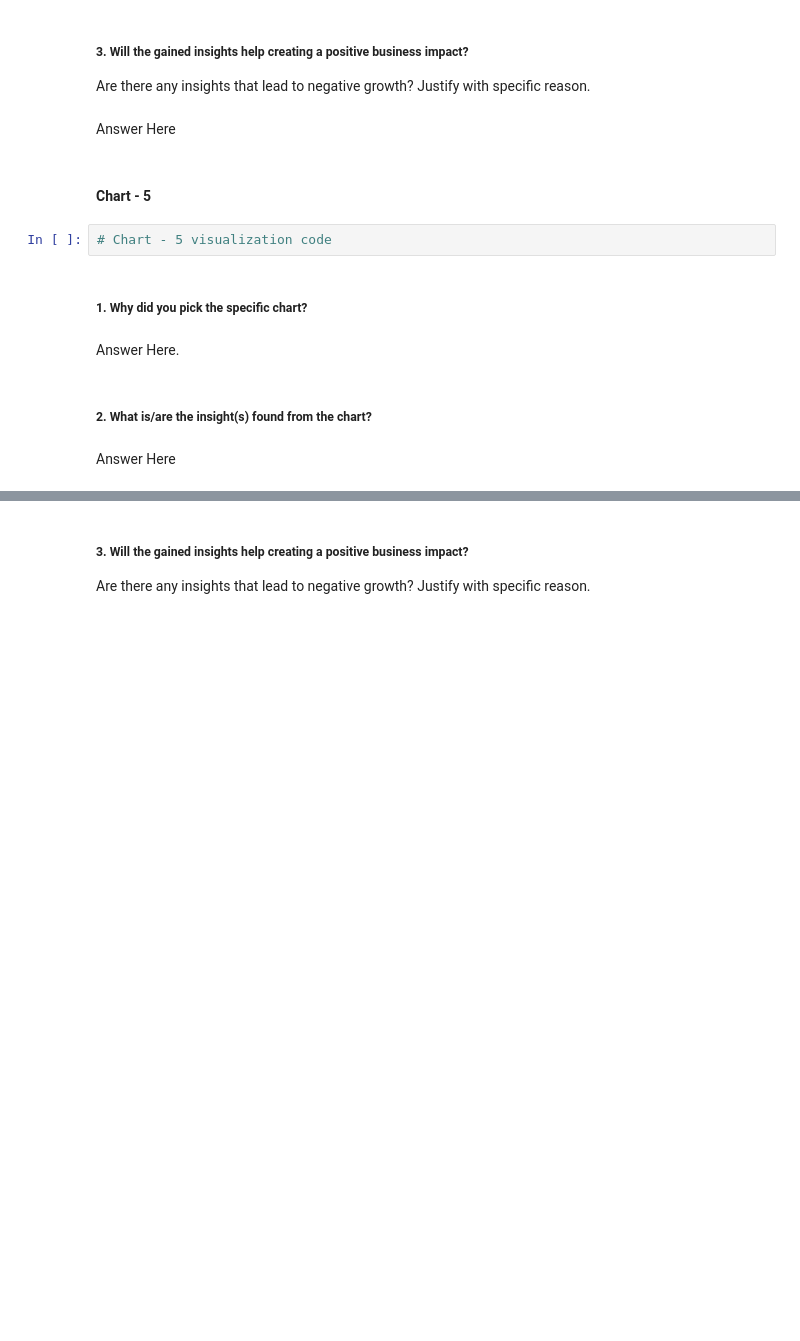
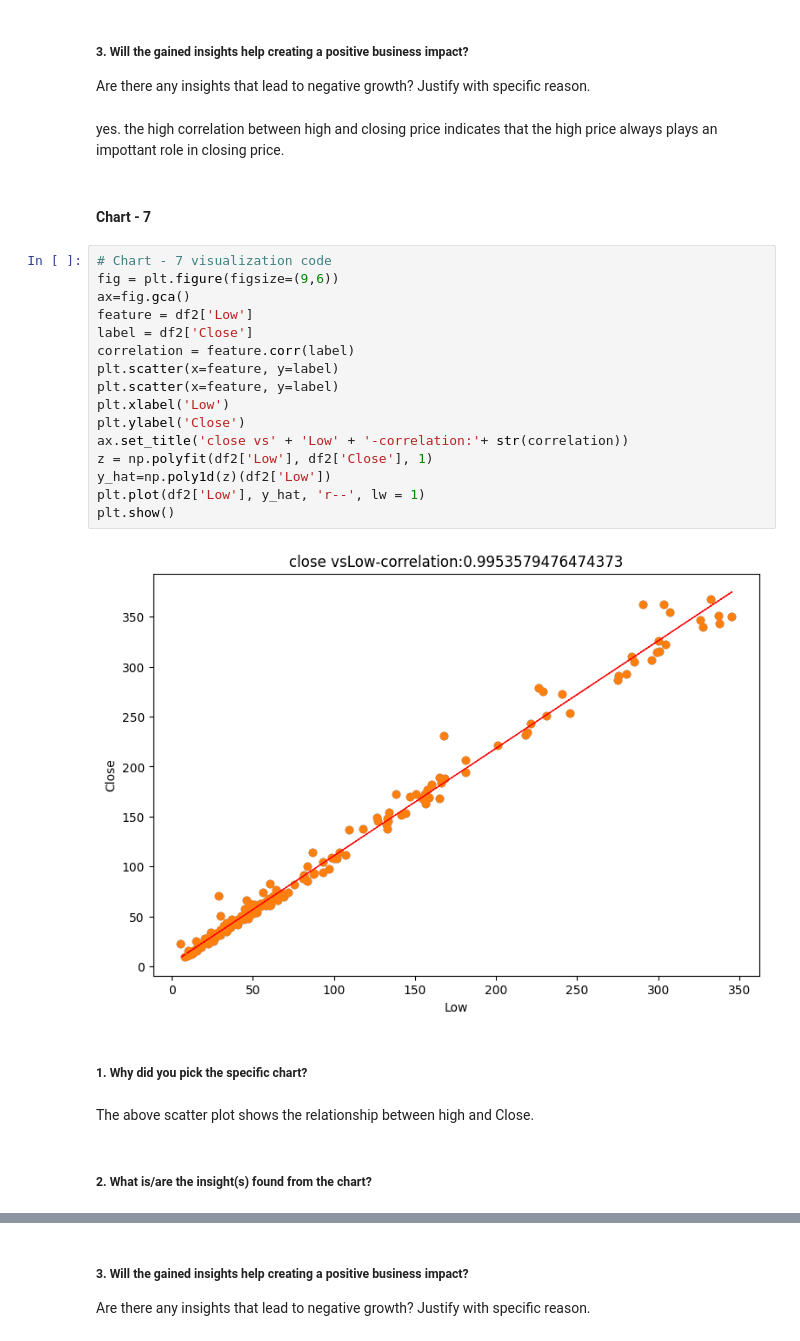
Before and after one commit to dipali-solake/Machine-learning, a Jupyter notebook: Yes_Bank_Stock_Closing_Price_prediction.ipynb, the cells around one changed output, grey strips where cells are left out. Cells and saved outputs as stored; diff of their text form; blank space fills up the shorter version.

```diff
--- a/Yes_Bank_Stock_Closing_Price_prediction.ipynb
+++ b/Yes_Bank_Stock_Closing_Price_prediction.ipynb
@@ -358,17 +434,31 @@ Answer Here
 # %% [markdown]
 ##### 3. Will the gained insights help creating a positive business impact?
 Are there any insights that lead to negative growth? Justify with specific reason.
-# %% [markdown]
-Answer Here
+# %% [markdown]
+yes. the high correlation between high and closing price indicates that the high price always plays an impottant role in closing price.
 # %% [markdown]
-#### Chart - 5
+#### Chart - 7
-# %%
-# Chart - 5 visualization code
+# %%
+# Chart - 7 visualization code
+fig = plt.figure(figsize=(9,6))
+ax=fig.gca()
+feature = df2['Low']
+label = df2['Close']
+correlation = feature.corr(label)
+plt.scatter(x=feature, y=label)
+plt.scatter(x=feature, y=label)
+plt.xlabel('Low')
+plt.ylabel('Close')
+ax.set_title('close vs' + 'Low' + '-correlation:'+ str(correlation))
+z = np.polyfit(df2['Low'], df2['Close'], 1)
+y_hat=np.poly1d(z)(df2['Low'])
+plt.plot(df2['Low'], y_hat, 'r--', lw = 1)
+plt.show()
+# %% [output]
+[figure, added]
 # %% [markdown]
 ##### 1. Why did you pick the specific chart?
-# %% [markdown]
-Answer Here.
+# %% [markdown]
+The above scatter plot shows the relationship between high and Close.
 # %% [markdown]
 ##### 2. What is/are the insight(s) found from the chart?
-# %% [markdown]
-Answer Here
```
Also changed, not shown: parts of 162 cells of this notebook.
